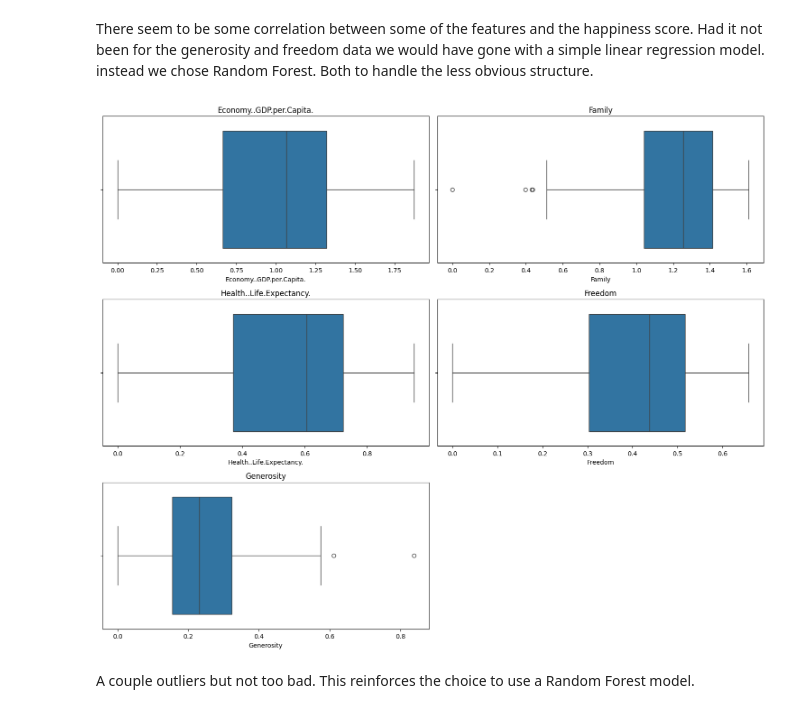
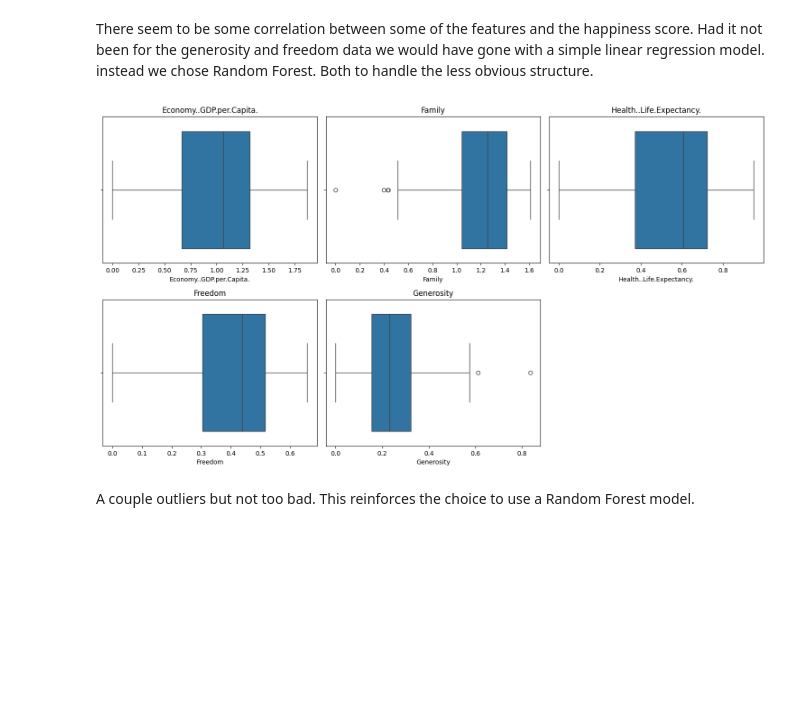
Before and after one commit to Vovegog/IBE400---Group-Project, a Jupyter notebook: groupProject.ipynb, the cells around one changed output. Saved outputs shown, nothing was run; the diff lists cells and outputs as text; code cells hidden in the pictures; blank space fills up the shorter version.

```diff
--- a/groupProject.ipynb
+++ b/groupProject.ipynb
@@ -419,14 +419,14 @@ Had it not been for the generosity and freedom data we would have gone with a si
 # %%
 plotHeight = df[df_happiX].shape[1]
 plt.figure(figsize=(15, 20))
 for i in range(len(df_happiX)):
-    plt.subplot(plotHeight,2,i+1)
+    plt.subplot(plotHeight, 3 , i + 1)
     sns.boxplot(x=df_happiX[i], data=df)
     plt.title(df_happiX[i])
 plt.tight_layout()
 plt.show()
 # %% [output]
-[figure, old version]
+[figure, new version]
 # %% [markdown]
 A couple outliers but not too bad. This reinforces the choice to use a Random Forest model.
 # %%
```
